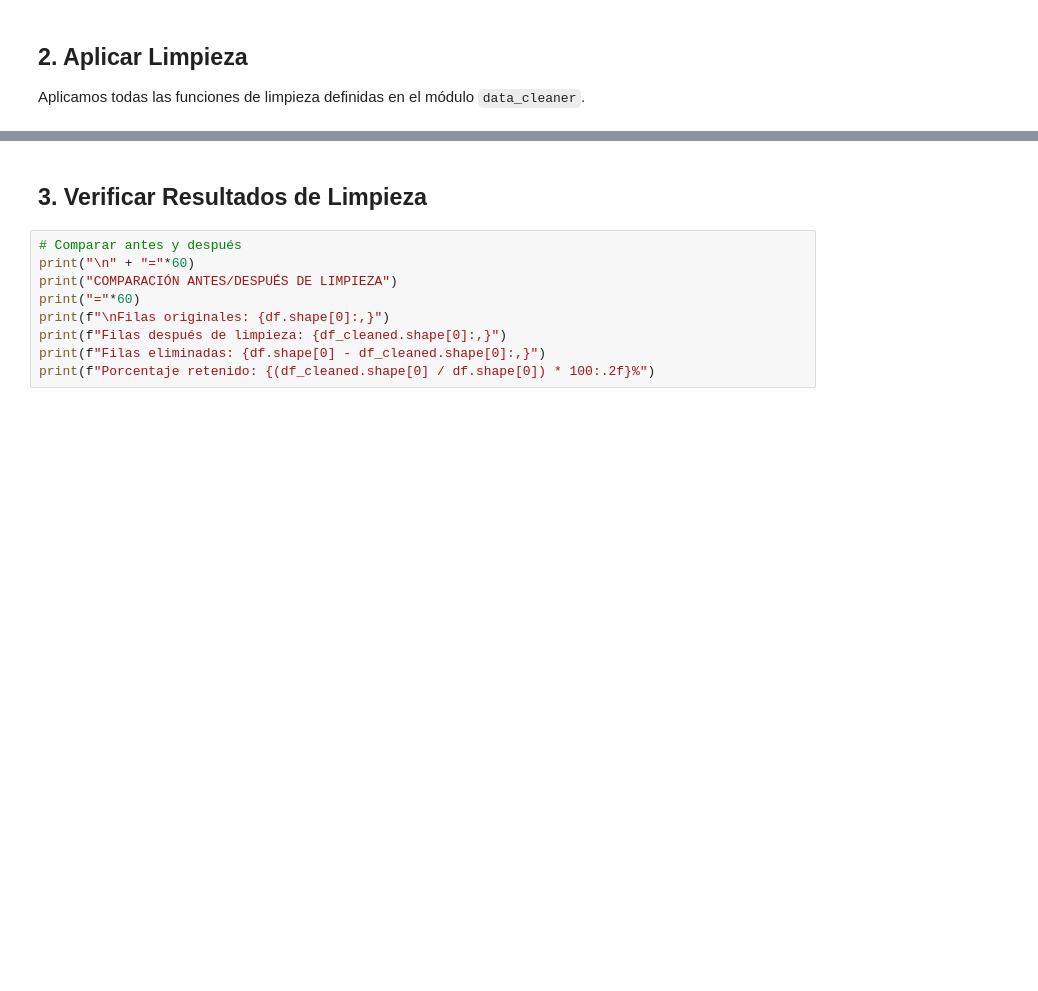
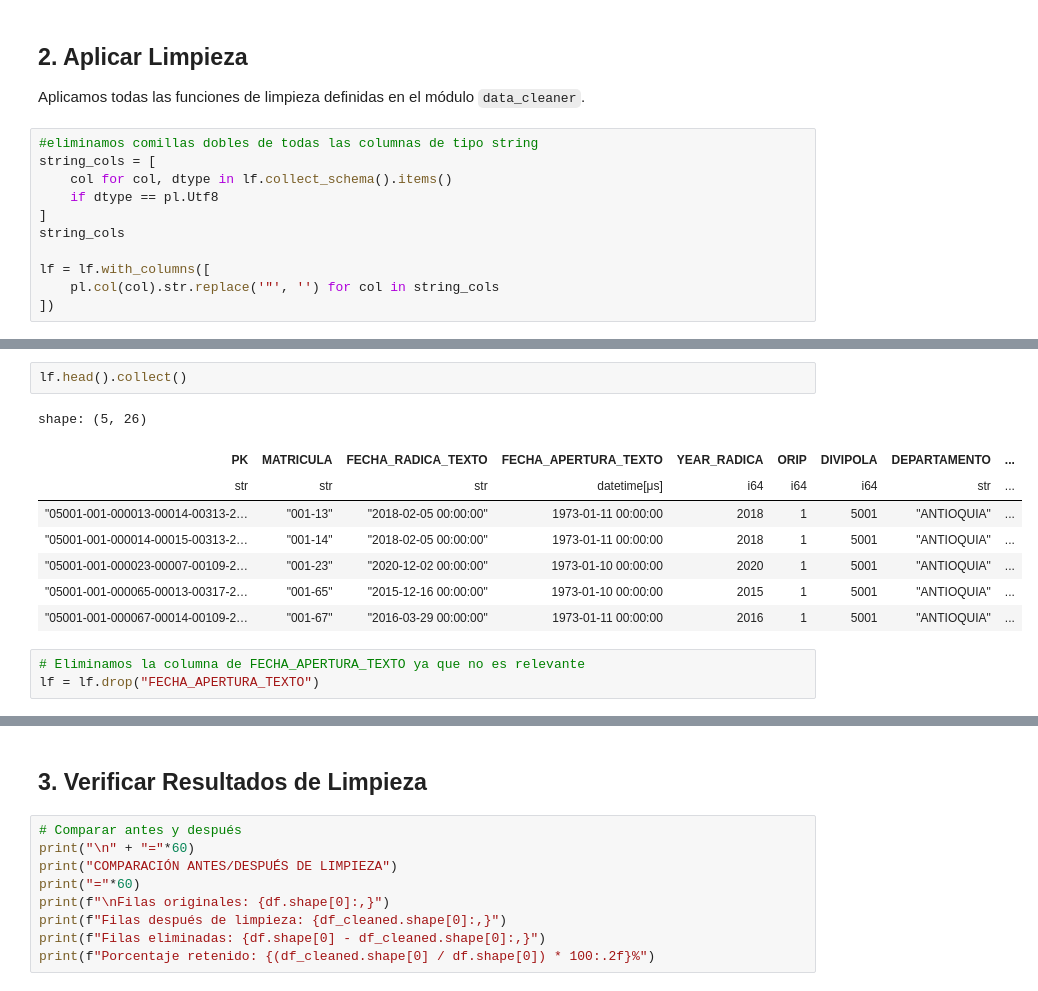
Before and after one commit to fraud-detection-realestate/igac-anomalias-inmobiliarias, a Jupyter notebook: notebooks/02_limpieza_datos.ipynb, the cells around one changed output, grey strips where cells are left out. Drawn from its saved outputs; the diff is of its cells as text; blank space fills up the shorter version.

```diff
--- a/notebooks/02_limpieza_datos.ipynb
+++ b/notebooks/02_limpieza_datos.ipynb
@@ -43,3 +74,14 @@ Columnas: ['PK', 'MATRICULA', 'FECHA_RADICA_TEXTO', 'FECHA_APERTURA_TEXTO', 'YEA
 ## 2. Aplicar Limpieza
 
 Aplicamos todas las funciones de limpieza definidas en el módulo `data_cleaner`.
+# %%
+#eliminamos comillas dobles de todas las columnas de tipo string
+string_cols = [
+    col for col, dtype in lf.collect_schema().items()
+    if dtype == pl.Utf8
+]
+string_cols
+
+lf = lf.with_columns([
+    pl.col(col).str.replace('"', '') for col in string_cols
+])
@@ -45,0 +108,14 @@ Aplicamos todas las funciones de limpieza definidas en el módulo `data_cleaner`
+# %%
+lf.head().collect()
+# %% [output]
+shape: (5, 26)
+| PK | MATRICULA | FECHA_RADICA_TEXTO | FECHA_APERTURA_TEXTO | YEAR_RADICA | ORIP | DIVIPOLA | DEPARTAMENTO | ... |
+| str | str | str | datetime[μs] | i64 | i64 | i64 | str | ... |
+| "05001-001-000013-00014-00313-2… | "001-13" | "2018-02-05 00:00:00" | 1973-01-11 00:00:00 | 2018 | 1 | 5001 | "ANTIOQUIA" | ... |
+| "05001-001-000014-00015-00313-2… | "001-14" | "2018-02-05 00:00:00" | 1973-01-11 00:00:00 | 2018 | 1 | 5001 | "ANTIOQUIA" | ... |
+| "05001-001-000023-00007-00109-2… | "001-23" | "2020-12-02 00:00:00" | 1973-01-10 00:00:00 | 2020 | 1 | 5001 | "ANTIOQUIA" | ... |
+| "05001-001-000065-00013-00317-2… | "001-65" | "2015-12-16 00:00:00" | 1973-01-10 00:00:00 | 2015 | 1 | 5001 | "ANTIOQUIA" | ... |
+| "05001-001-000067-00014-00109-2… | "001-67" | "2016-03-29 00:00:00" | 1973-01-11 00:00:00 | 2016 | 1 | 5001 | "ANTIOQUIA" | ... |
+# %%
+# Eliminamos la columna de FECHA_APERTURA_TEXTO ya que no es relevante
+lf = lf.drop("FECHA_APERTURA_TEXTO")
```
Also changed, not shown: parts of 20 cells of this notebook, 6 other files.
